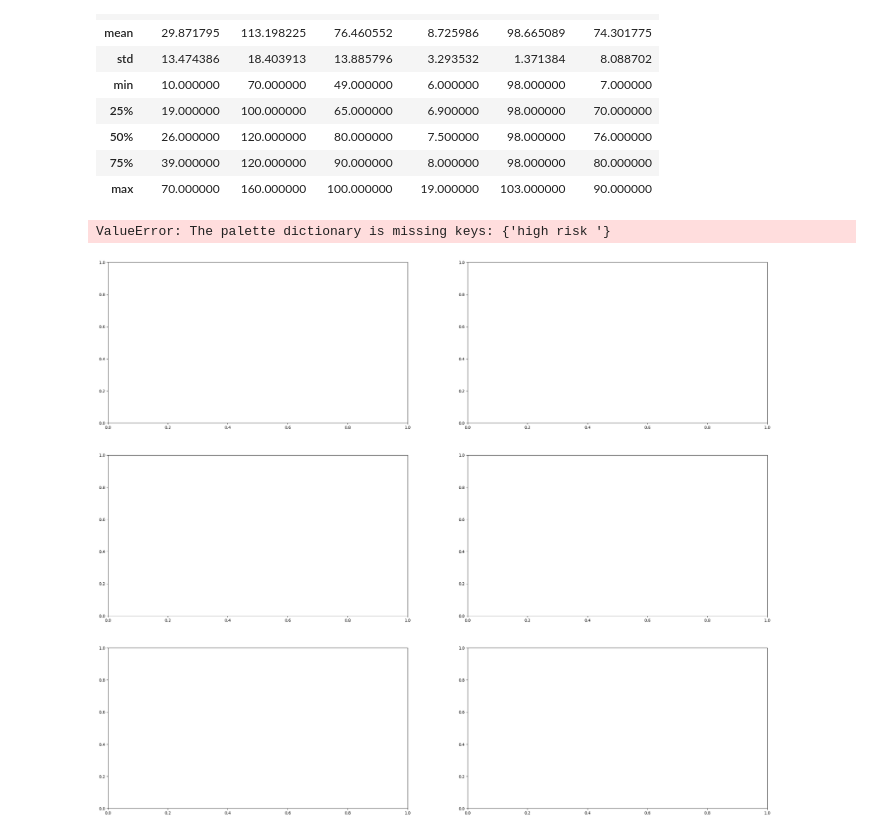
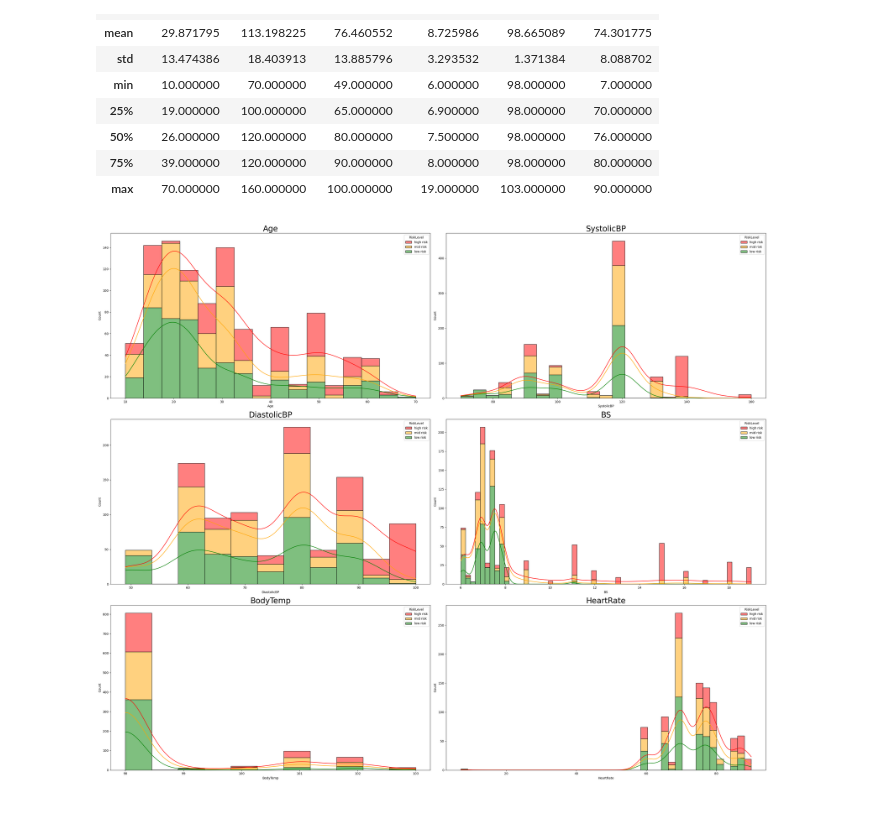
Before and after one commit to bhartikajal/-C-Users-KAJAL-OneDrive-Desktop-landing-page-, a Jupyter notebook: Maternal_Health_Project.ipynb, the cells around one changed output. Saved outputs shown, nothing was run; the diff lists cells and outputs as text; code cells hidden in the pictures.

```diff
--- a/Maternal_Health_Project.ipynb
+++ b/Maternal_Health_Project.ipynb
@@ -66,24 +87,23 @@ m_df.describe()
 | 75% | 39.000000 | 120.000000 | 90.000000 | 8.000000 | 98.000000 | 80.000000 |
 | max | 70.000000 | 160.000000 | 100.000000 | 19.000000 | 103.000000 | 90.000000 |
 # %%
-# plot stacked histograms for the feature variable
-fig, axes = plt.subplots(nrows=3, ncols=2,figsize=(30,25))
-risk_level_order =["high risk " ,"mid risk" ,"low risk"]
+# Plot stacked histograms for the feature variables
+fig, axes = plt.subplots(nrows=3, ncols=2, figsize=(30, 25))
+risk_level_order = ["high risk", "mid risk", "low risk"]
 
 for ax, column in zip(axes.flatten(), m_df.columns):
-        sns.histplot(data= m_df,
-               x =column,
-               kde=True,
-               hue="RiskLevel",
-               hue_order=risk_level_order,
-               multiple="stack",
-                     palette={"low risk": "green" ,"mid risk": "orange" ,"high risk":"red"},
-               element="bars ", ax=ax)
-        ax.set_title(f"{column}", fontsize=25)
+    sns.histplot(data=m_df,
+                 x=column,
+                 kde=True,
+                 hue="RiskLevel",
+                 hue_order=risk_level_order,
+                 multiple="stack",
+                 palette={"low risk": "green", "mid risk": "orange", "high risk": "red"},
+                 element="bars", ax=ax)
+    ax.set_title(f"{column}", fontsize=25)
 
-        plt.title_layout()
-        plt.savefig("/content/maternal_features_description.png")
-        plt.show()
+plt.tight_layout()
+plt.savefig("maternal_features_description.png")
+plt.show()
 # %% [output]
-ValueError: The palette dictionary is missing keys: {'high risk '}
-[figure, old version]
+[figure, new version]
```
Also changed, not shown: parts of 46 cells of this notebook.
